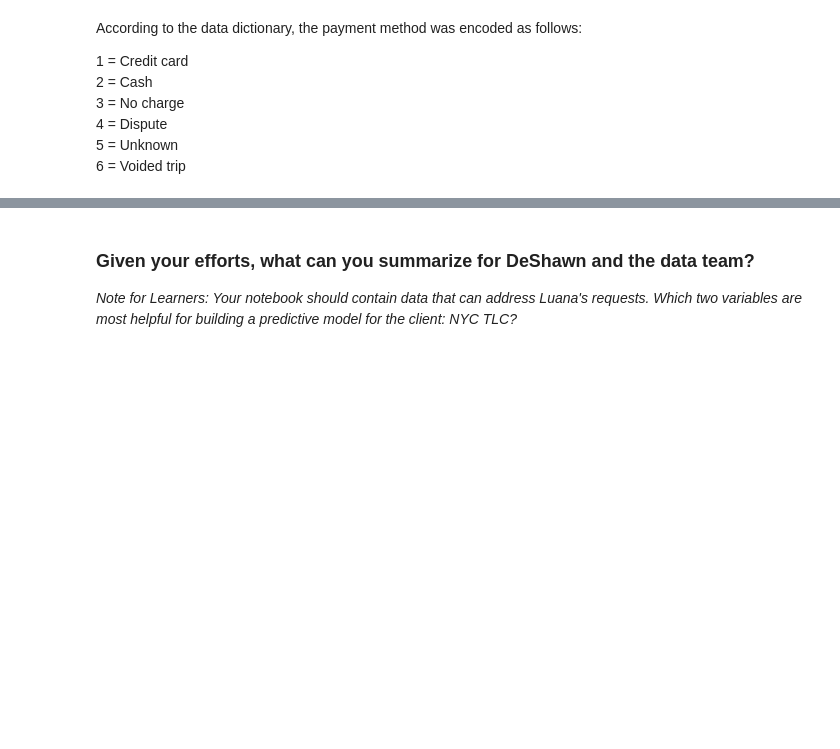
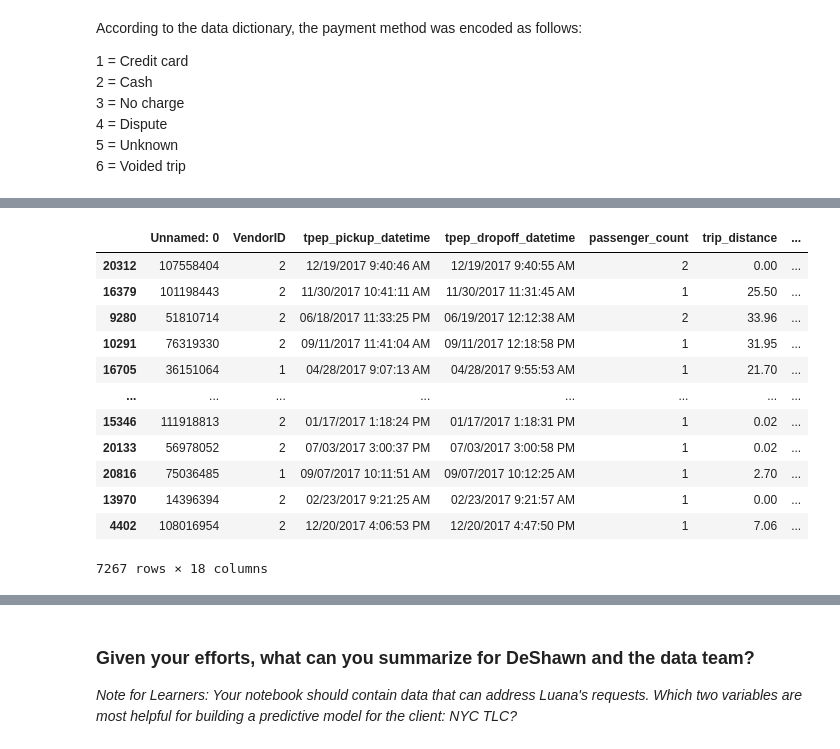
Before and after one commit to Champraise/-projects-get_started_with_python, a Jupyter notebook: Automatidata_project/Activity_Course_2_Automatidat_Lab/Activity_Course 2 Automatidata project lab.ipynb, the cells around one changed output, grey strips where cells are left out. Saved outputs shown, nothing was run; the diff lists cells and outputs as text; code cells hidden in the pictures; blank space fills up the shorter version.

```diff
--- a/Automatidata_project/Activity_Course_2_Automatidat_Lab/Activity_Course 2 Automatidata project lab.ipynb
+++ b/Automatidata_project/Activity_Course_2_Automatidat_Lab/Activity_Course 2 Automatidata project lab.ipynb
@@ -257,11 +317,23 @@ According to the data dictionary, the payment method was encoded as follows:
 # %%
 #==> ENTER YOUR CODE HERE
 
-# Filter the data for credit card payments only
-
-#==> ENTER YOUR CODE HERE
-
 # Filter the credit-card-only data for passenger count only
+df_by_cash = df[df['payment_type'] == 2].sort_values(by='total_amount', ascending=False)
+df_by_cash
+# %% [output]
+|  | Unnamed: 0 | VendorID | tpep_pickup_datetime | tpep_dropoff_datetime | passenger_count | trip_distance | ... |
+| 20312 | 107558404 | 2 | 12/19/2017 9:40:46 AM | 12/19/2017 9:40:55 AM | 2 | 0.00 | ... |
+| 16379 | 101198443 | 2 | 11/30/2017 10:41:11 AM | 11/30/2017 11:31:45 AM | 1 | 25.50 | ... |
+| 9280 | 51810714 | 2 | 06/18/2017 11:33:25 PM | 06/19/2017 12:12:38 AM | 2 | 33.96 | ... |
+| 10291 | 76319330 | 2 | 09/11/2017 11:41:04 AM | 09/11/2017 12:18:58 PM | 1 | 31.95 | ... |
+| 16705 | 36151064 | 1 | 04/28/2017 9:07:13 AM | 04/28/2017 9:55:53 AM | 1 | 21.70 | ... |
+| ... | ... | ... | ... | ... | ... | ... | ... |
+| 15346 | 111918813 | 2 | 01/17/2017 1:18:24 PM | 01/17/2017 1:18:31 PM | 1 | 0.02 | ... |
+| 20133 | 56978052 | 2 | 07/03/2017 3:00:37 PM | 07/03/2017 3:00:58 PM | 1 | 0.02 | ... |
+| 20816 | 75036485 | 1 | 09/07/2017 10:11:51 AM | 09/07/2017 10:12:25 AM | 1 | 2.70 | ... |
+| 13970 | 14396394 | 2 | 02/23/2017 9:21:25 AM | 02/23/2017 9:21:57 AM | 1 | 0.00 | ... |
+| 4402 | 108016954 | 2 | 12/20/2017 4:06:53 PM | 12/20/2017 4:47:50 PM | 1 | 7.06 | ... |
+7267 rows × 18 columns
 # %%
 #==> ENTER YOUR CODE HERE
 
```
Also changed, not shown: parts of 8 cells of this notebook.
